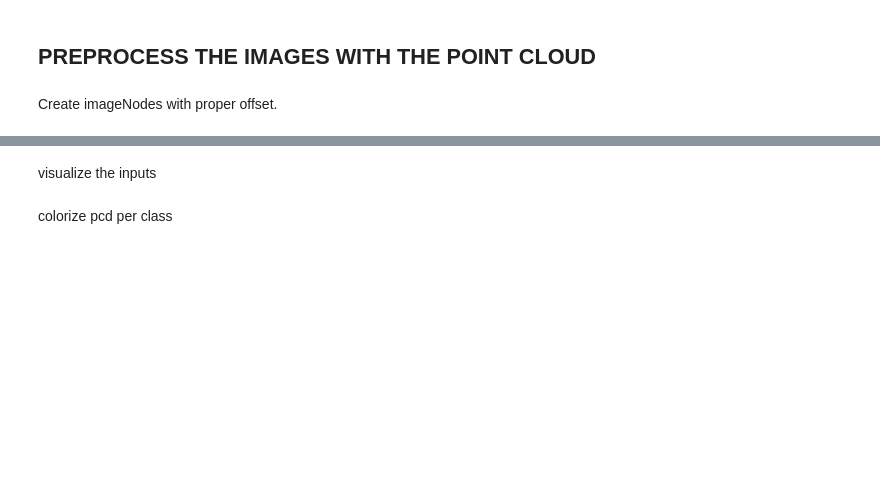
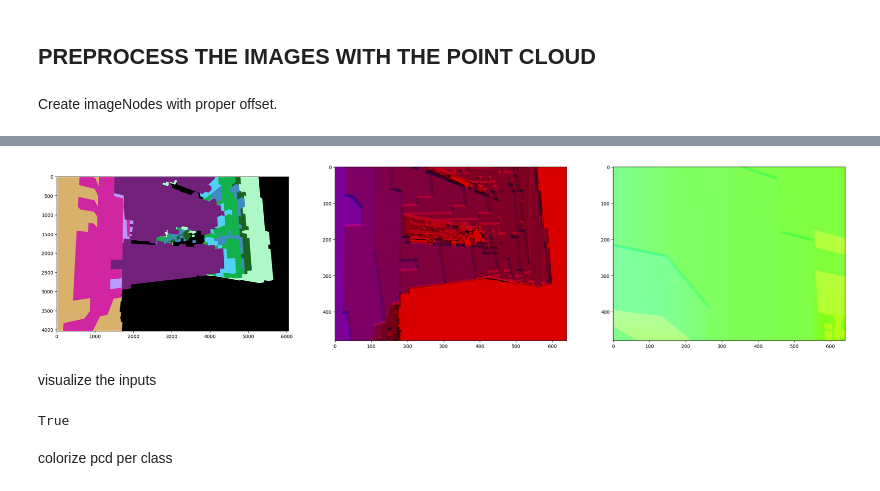
Before and after one commit to KU-Leuven-Geomatics/geomapi, a Jupyter notebook: examples/Example_paestum_2_shape_conv copy.ipynb, the cells around one changed output, grey strips where cells are left out. Drawn from its saved outputs; the diff is of its cells as text; code cells hidden in the pictures; blank space fills up the shorter version.

```diff
--- a/examples/Example_paestum_2_shape_conv copy.ipynb
+++ b/examples/Example_paestum_2_shape_conv copy.ipynb
@@ -166,2 +177,13 @@ print(str(len(imgNodes))+ " Nodes created!")
+# %%
+from matplotlib import pyplot as plt
+import math
+fig, axs = plt.subplots(1, 3,figsize=(30, 30))
+fig.set_facecolor("white")
+axs[0].imshow(test/255)
+axs[1].imshow(hha_small2)
+axs[2].imshow(hha_small3)
+plt.show()
+# %% [output]
+[figure, added]
 # %% [markdown]
 visualize the inputs
@@ -168,3 +193,7 @@ visualize the inputs
+# %%
+o3d.io.write_triangle_mesh('K:/Projects/2024-10 Project FWO Postdoc MB/7.Data/2023-01 Paestum/MESH/images.obj',joinedImages)
+# %% [output]
+True
 # %%
 joinedImages=gmu.join_geometries(meshes)
 joinedImages=joinedImages.paint_uniform_color([1,0,0])
```
Also changed, not shown: parts of 15 cells of this notebook, 21 other files.
